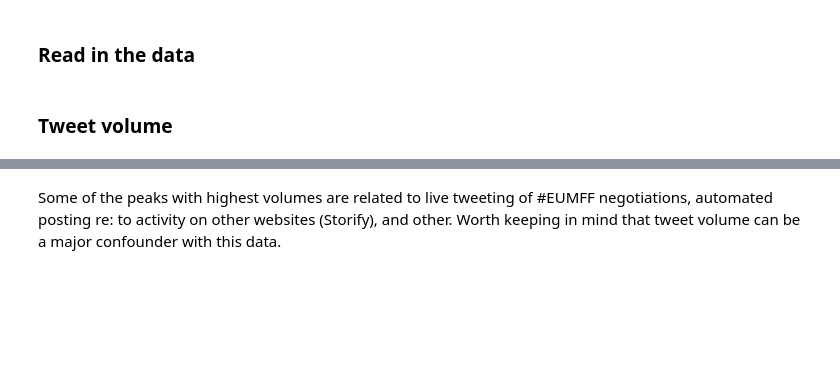
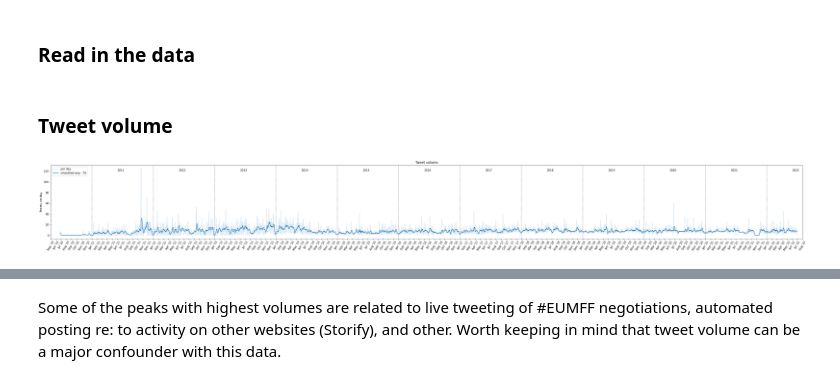
Before and after one commit to rbroc/eucomm-twitter, a Jupyter notebook: process_data.ipynb, the cells around one changed output, grey strips where cells are left out. Drawn from its saved outputs; the diff is of its cells as text; code cells hidden in the pictures; blank space fills up the shorter version.

Commit message:
update plotting function

```diff
--- a/process_data.ipynb
+++ b/process_data.ipynb
@@ -76,3 +93,7 @@ for freq in ['D']:
+# %%
+plot_volume()
+# %% [output]
+[figure, added]
 # %%
 print(df[df.created_at == np.datetime64(top_dict['day'][1][0])].text.tolist())
 print(top_dict['day'][1][0])
```
Also changed, not shown: parts of 11 cells of this notebook, 2 other files.
